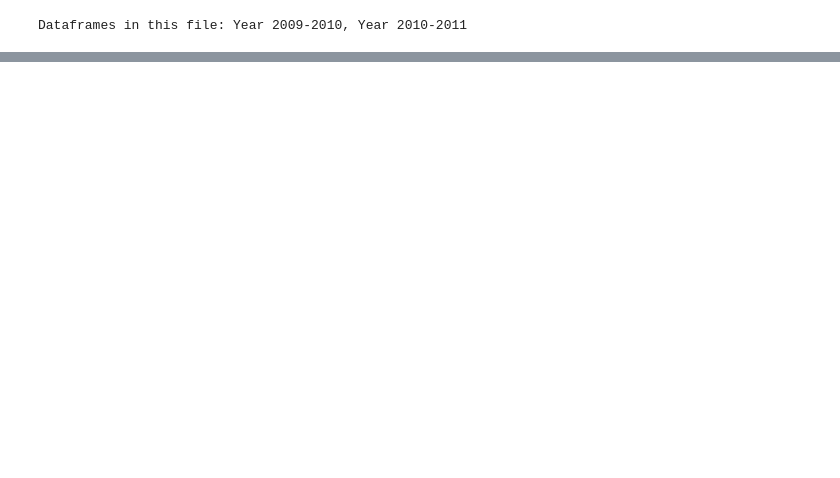
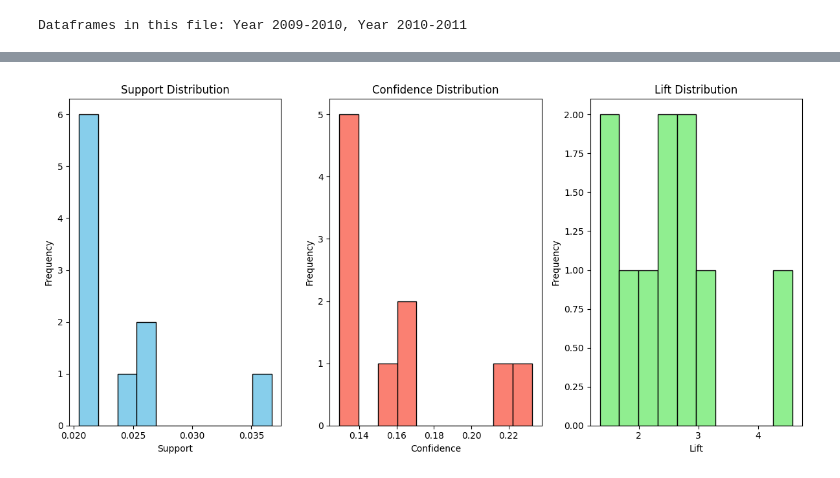
Before and after one commit to Prudhvivuda/usml, a Jupyter notebook: apriori/online_retail_uci.ipynb, the cells around one changed output, grey strips where cells are left out. Saved outputs shown, nothing was run; the diff lists cells and outputs as text; code cells hidden in the pictures; blank space fills up the shorter version.

```diff
--- a/apriori/online_retail_uci.ipynb
+++ b/apriori/online_retail_uci.ipynb
@@ -17,11 +30,12 @@ Dataframes in this file: Year 2009-2010, Year 2010-2011
 # %%
 # Load the first sheet to examine its structure
-sheet_2009_2010 = dataframes['Year 2009-2010']
+data = dataframes['Year 2009-2010']
+# data = dataframes['Year 2010-2011']
 
 # Display the first few rows and summary statistics
-display(sheet_2009_2010.head())
+display(data.head())
 print("Summary Statistics:")
-sheet_2009_2010.describe(include='all')
+data.describe(include='all')
 # %% [output]
 |  | Invoice | StockCode | Description | Quantity | InvoiceDate | Price | Customer ID | Country |
 | 0 | 489434 | 85048 | 15CM CHRISTMAS GLASS BALL 20 LIGHTS | 12 | 2009-12-01 07:45:00 | 6.95 | 13085.0 | United Kingdom |
@@ -82,0 +94,5 @@ rules.sort_values('confidence', ascending=False).head(10)
+# %%
+# Apply the Transaction Encoder with the cleaned transactions
+encoder = TransactionEncoder()
+transactions_encoded = encoder.fit(cleaned_transactions).transform(cleaned_transactions)
+transactions_df = pd.DataFrame(transactions_encoded, columns=encoder.columns_)
@@ -82,0 +124,3 @@ rules.sort_values('confidence', ascending=False).head(10)
+# %%
+top_10_non_popular_items = rules.sort_values('confidence').head(10)
+print(top_10_non_popular_items)
@@ -82,0 +139,75 @@ rules.sort_values('confidence', ascending=False).head(10)
+# %%
+import matplotlib.pyplot as plt
+import seaborn as sns
+
+# Visualize Support, Confidence, and Lift
+plt.figure(figsize=(12, 6))
+plt.subplot(1, 3, 1)
+plt.hist(top_10_non_popular_items['support'], bins=10, color='skyblue', edgecolor='black')
+plt.xlabel('Support')
+plt.ylabel('Frequency')
+plt.title('Support Distribution')
+
+plt.subplot(1, 3, 2)
+plt.hist(top_10_non_popular_items['confidence'], bins=10, color='salmon', edgecolor='black')
+plt.xlabel('Confidence')
+plt.ylabel('Frequency')
+plt.title('Confidence Distribution')
+
+plt.subplot(1, 3, 3)
+plt.hist(top_10_non_popular_items['lift'], bins=10, color='lightgreen', edgecolor='black')
+plt.xlabel('Lift')
+plt.ylabel('Frequency')
+plt.title('Lift Distribution')
+
+plt.tight_layout()
+plt.show()
+
+# Distribution of Antecedent and Consequent Items
+antecedent_items = top_10_non_popular_items['antecedents'].explode().value_counts()
+consequent_items = top_10_non_popular_items['consequents'].explode().value_counts()
+
+plt.figure(figsize=(12, 6))
+plt.subplot(1, 2, 1)
+antecedent_items.plot(kind='bar', color='skyblue')
+plt.xlabel('Antecedent Items')
+plt.ylabel('Frequency')
+plt.title('Distribution of Antecedent Items')
+
+plt.subplot(1, 2, 2)
+consequent_items.plot(kind='bar', color='salmon')
+plt.xlabel('Consequent Items')
+plt.ylabel('Frequency')
+plt.title('Distribution of Consequent Items')
+
+plt.tight_layout()
+plt.show()
+
+# Association Rule Metrics Distribution
+plt.figure(figsize=(12, 6))
+plt.subplot(1, 3, 1)
+top_10_non_popular_items['support'].plot(kind='box', vert=False, color='skyblue')
+plt.xlabel('Support')
+plt.title('Support Distribution')
+
+plt.subplot(1, 3, 2)
+top_10_non_popular_items['confidence'].plot(kind='box', vert=False, color='salmon')
+plt.xlabel('Confidence')
+plt.title('Confidence Distribution')
+
+plt.subplot(1, 3, 3)
+top_10_non_popular_items['lift'].plot(kind='box', vert=False, color='lightgreen')
+plt.xlabel('Lift')
+plt.title('Lift Distribution')
+
+plt.tight_layout()
+plt.show()
+
+# Correlation Analysis
+plt.figure(figsize=(8, 6))
+correlation_matrix = top_10_non_popular_items[['support', 'confidence', 'lift']].corr()
+sns.heatmap(correlation_matrix, annot=True, cmap='coolwarm', linewidths=0.5)
+plt.title('Correlation Matrix of Association Rule Metrics')
+plt.show()
+# %% [output]
+[figure, added]
```
Also changed, not shown: parts of 16 cells of this notebook.
